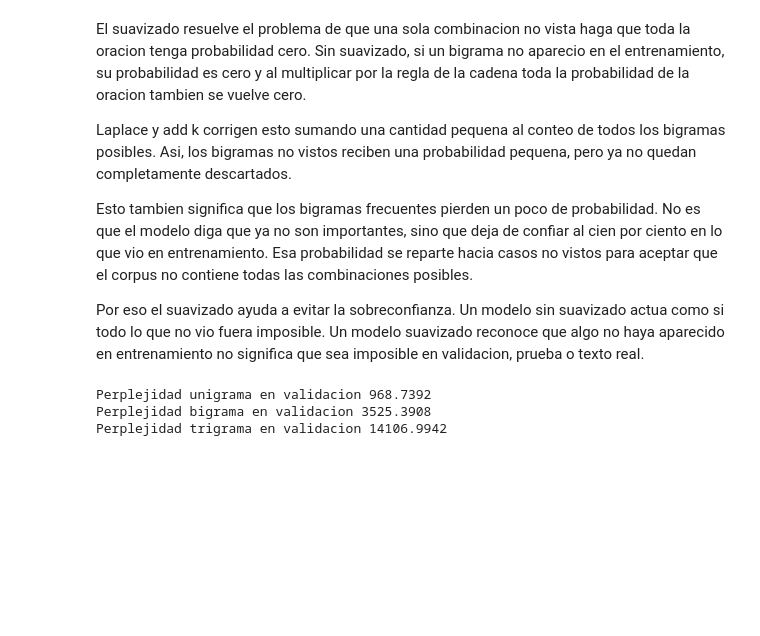
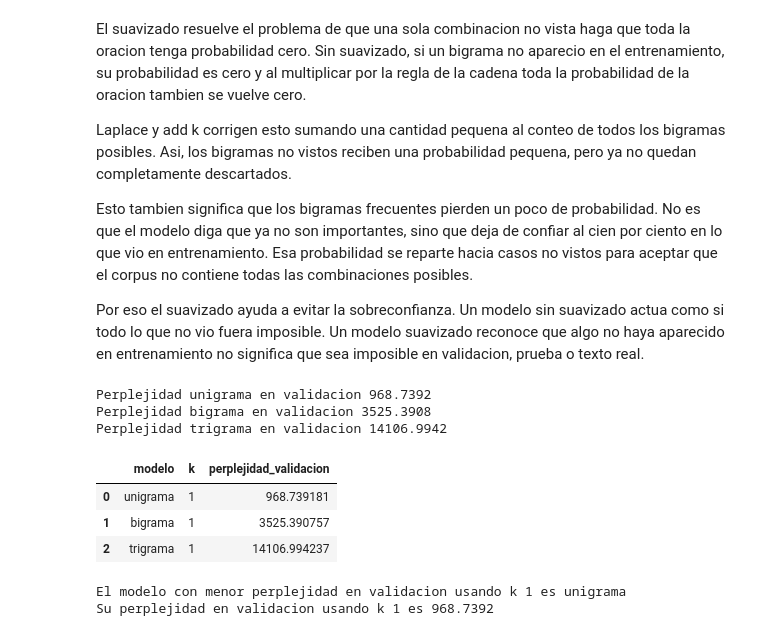
Before and after one commit to JuanDi37/Lab--5-NLP, a Jupyter notebook: Laboratorio 5.ipynb, the cells around one changed output. Cells and saved outputs as stored; diff of their text form; code cells hidden in the pictures; blank space fills up the shorter version.

```diff
--- a/Laboratorio 5.ipynb
+++ b/Laboratorio 5.ipynb
@@ -537,3 +537,42 @@ print(f"Perplejidad trigrama en validacion {ppl_trigrama_val:.4f}")
 Perplejidad unigrama en validacion 968.7392
 Perplejidad bigrama en validacion 3525.3908
 Perplejidad trigrama en validacion 14106.9942
+# %%
+#tabulamos la perplejidad de los tres modelos usando k 1
+
+tabla_perplejidad = pd.DataFrame({
+
+    "modelo": ["unigrama", "bigrama", "trigrama"],
+
+    "k": [K_GENERAL, K_GENERAL, K_GENERAL],
+
+    "perplejidad_validacion": [
+
+        ppl_unigrama_val,
+
+        ppl_bigrama_val,
+
+        ppl_trigrama_val
+
+    ]
+
+})
+
+tabla_perplejidad = tabla_perplejidad.sort_values("perplejidad_validacion")
+
+display(tabla_perplejidad)
+
+mejor_modelo_k1 = tabla_perplejidad.iloc[0]["modelo"]
+
+mejor_ppl_k1 = tabla_perplejidad.iloc[0]["perplejidad_validacion"]
+
+print(f"El modelo con menor perplejidad en validacion usando k 1 es {mejor_modelo_k1}")
+
+print(f"Su perplejidad en validacion usando k 1 es {mejor_ppl_k1:.4f}")
+# %% [output]
+|  | modelo | k | perplejidad_validacion |
+| 0 | unigrama | 1 | 968.739181 |
+| 1 | bigrama | 1 | 3525.390757 |
+| 2 | trigrama | 1 | 14106.994237 |
+El modelo con menor perplejidad en validacion usando k 1 es unigrama
+Su perplejidad en validacion usando k 1 es 968.7392
```
Also changed, not shown: parts of 4 cells of this notebook.
